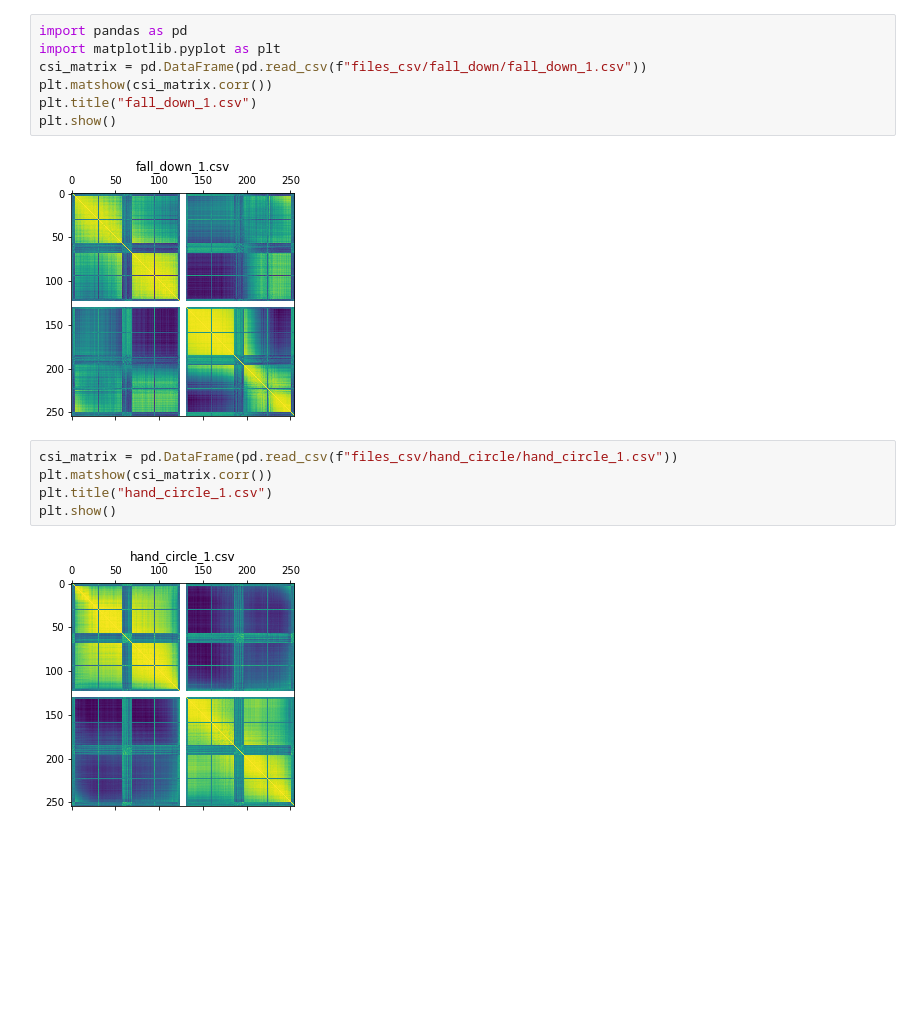
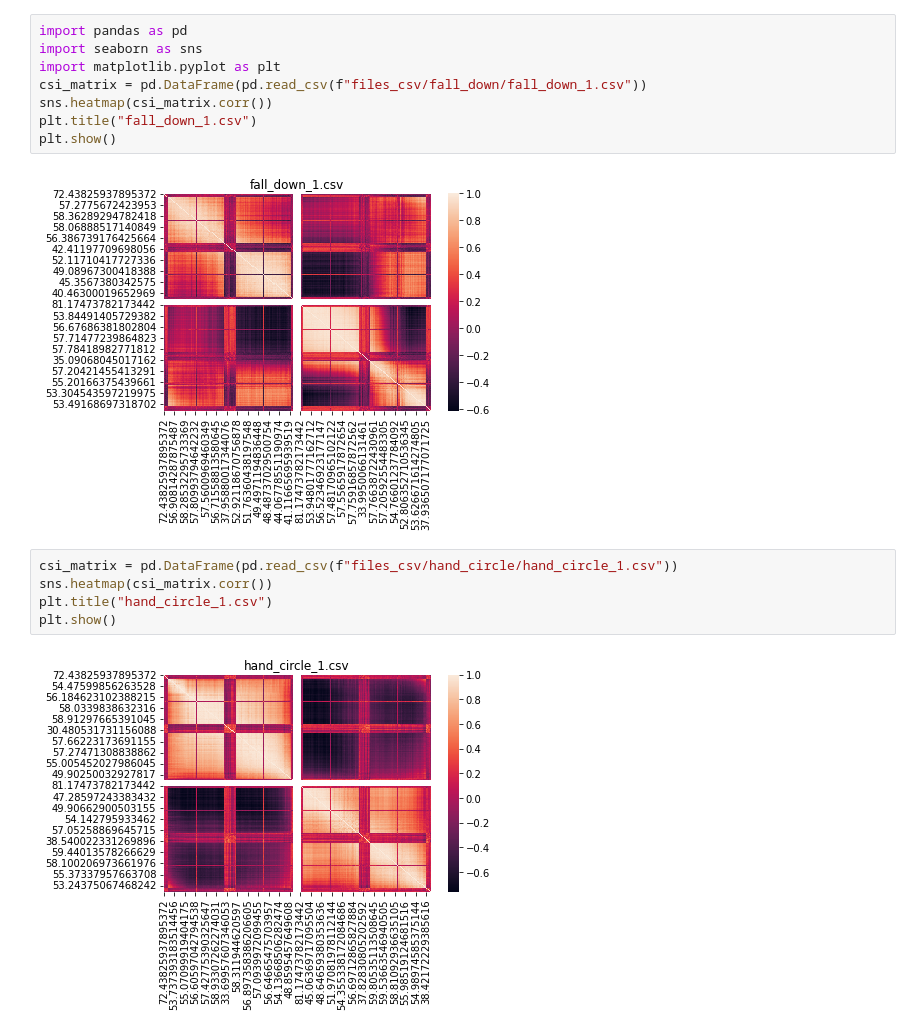
Before and after one commit to srk-practicum/2022-knu-wmi, a Jupyter notebook: Correlation_plot.ipynb, the cells around one changed output. Saved outputs shown, nothing was run; the diff lists cells and outputs as text; blank space fills up the shorter version.

Commit message:
Modified Correlation_plot

```diff
--- a/Correlation_plot.ipynb
+++ b/Correlation_plot.ipynb
@@ -1,18 +1,19 @@
 # %%
 import pandas as pd
+import seaborn as sns
 import matplotlib.pyplot as plt
 csi_matrix = pd.DataFrame(pd.read_csv(f"files_csv/fall_down/fall_down_1.csv"))
-plt.matshow(csi_matrix.corr())
+sns.heatmap(csi_matrix.corr())
 plt.title("fall_down_1.csv")
 plt.show()
 # %% [output]
-[figure, old version]
+[figure, new version]
 # %%
 csi_matrix = pd.DataFrame(pd.read_csv(f"files_csv/hand_circle/hand_circle_1.csv"))
-plt.matshow(csi_matrix.corr())
+sns.heatmap(csi_matrix.corr())
 plt.title("hand_circle_1.csv")
 plt.show()
 # %% [output]
-[figure, old version]
+[figure, new version]
 # %%
 csi_matrix = pd.DataFrame(pd.read_csv(f"files_csv/hand_right/hand_right_1.csv"))
```
Also changed, not shown: parts of 5 cells of this notebook.
